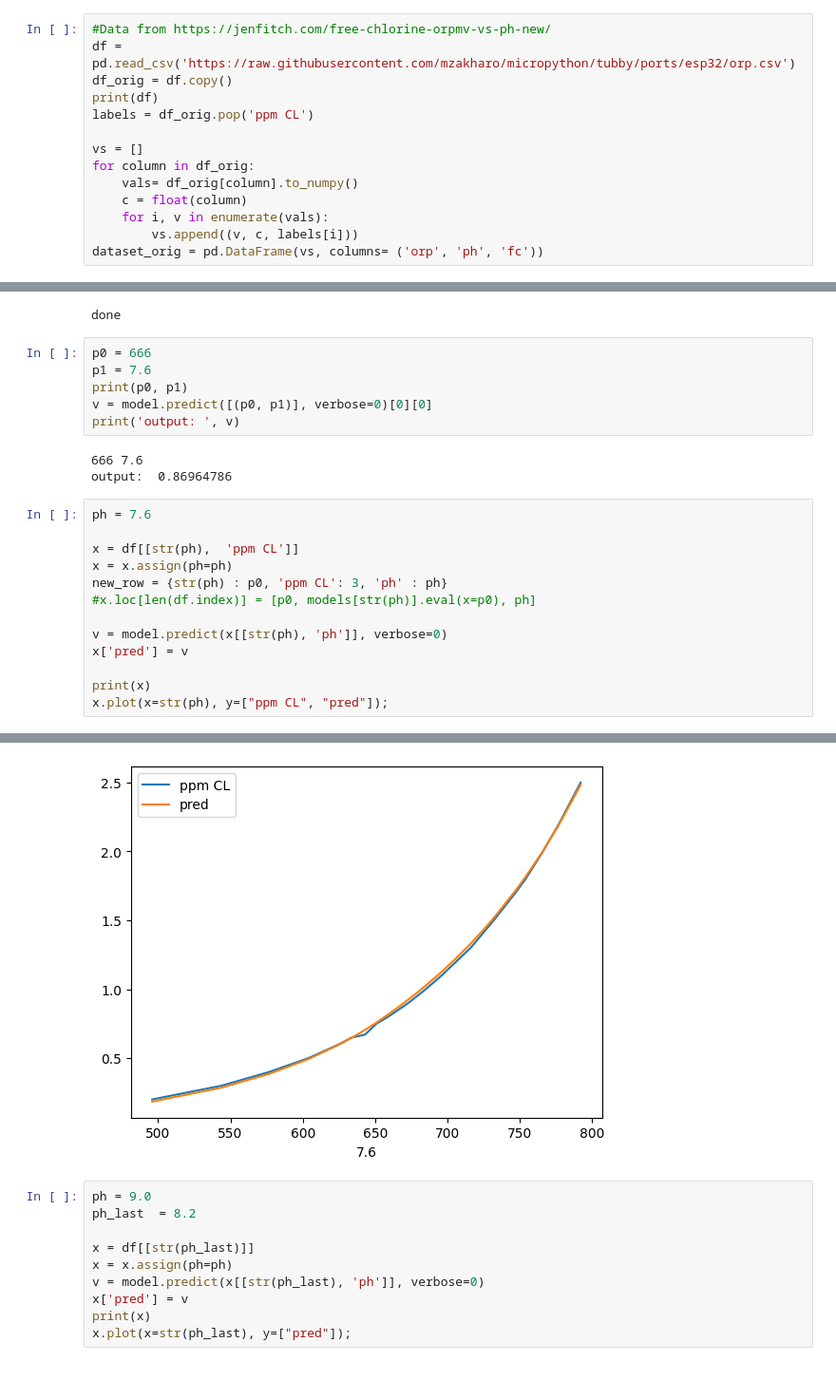
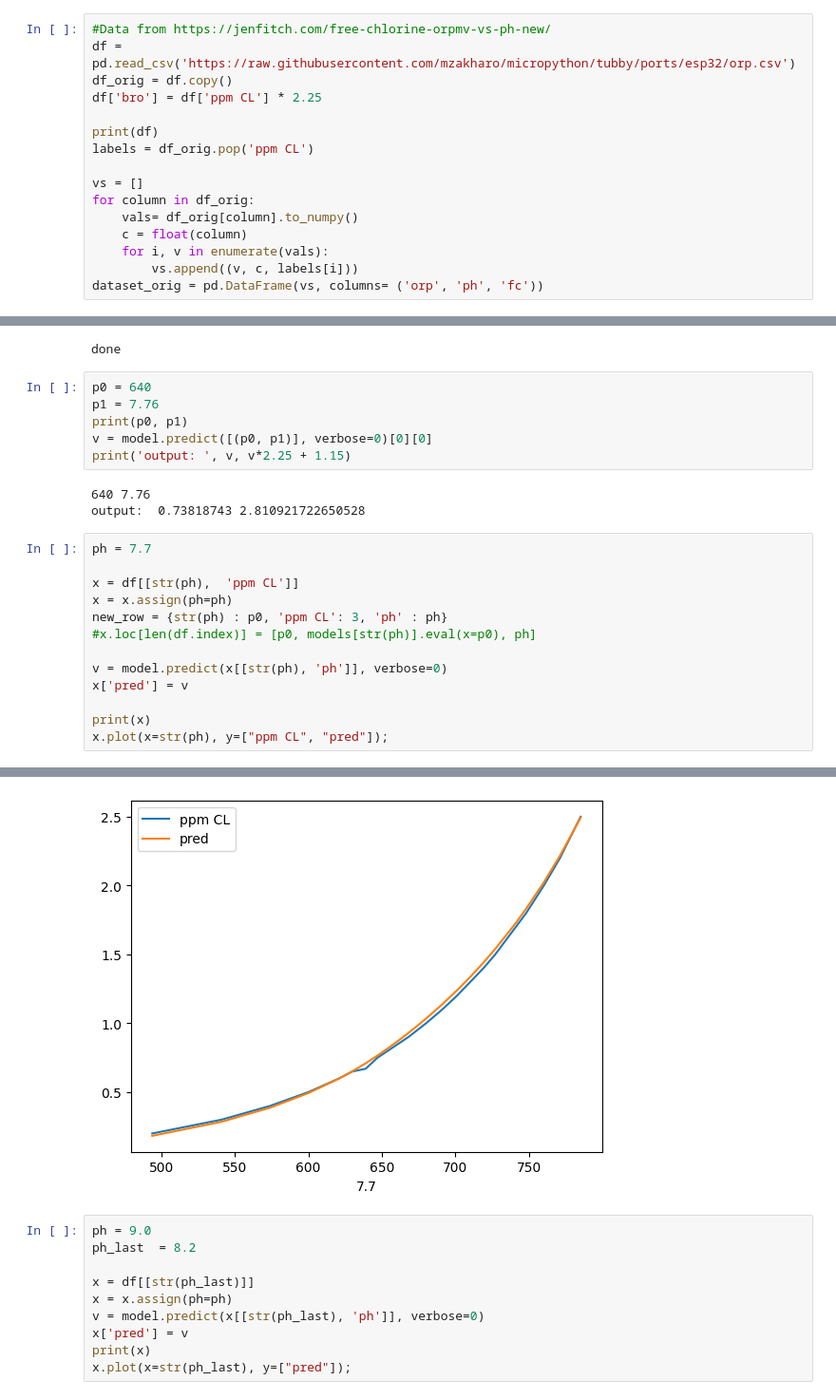
Before and after one commit to mzakharo/tubby, a Jupyter notebook: fc_model.ipynb, the cells around one changed output, grey strips where cells are left out. Shown at 95% size. Drawn from its saved outputs; the diff is of its cells as text.

```diff
--- a/fc_model.ipynb
+++ b/fc_model.ipynb
@@ -20,6 +20,8 @@ np.set_printoptions(precision=3, suppress=True)
 #Data from https://jenfitch.com/free-chlorine-orpmv-vs-ph-new/
 df = pd.read_csv('https://raw.githubusercontent.com/mzakharo/micropython/tubby/ports/esp32/orp.csv')
 df_orig = df.copy()
+df['bro'] = df['ppm CL'] * 2.25
+
 print(df)
 labels = df_orig.pop('ppm CL')
 
@@ -184,16 +186,16 @@ INFO:tensorflow:Assets written to: C:\Users\user\AppData\Local\Temp\tmpfjzgrhqo\
 INFO:tensorflow:Assets written to: C:\Users\user\AppData\Local\Temp\tmpfjzgrhqo\assets
 done
 # %%
-p0 = 666
-p1 = 7.6
+p0 = 640
+p1 = 7.76
 print(p0, p1)
 v = model.predict([(p0, p1)], verbose=0)[0][0]
-print('output: ', v)
+print('output: ', v, v*2.25 + 1.15)
 # %% [output]
-666 7.6
-output:  0.86964786
+640 7.76
+output:  0.73818743 2.810921722650528
 # %%
-ph = 7.6
+ph = 7.7
 
 x = df[[str(ph),  'ppm CL']]
 x = x.assign(ph=ph)
@@ -226,4 +228,4 @@ x.plot(x=str(ph), y=["ppm CL", "pred"]);
-[figure, old version]
+[figure, new version]
 # %%
 ph = 9.0
 ph_last  = 8.2
```
Also changed, not shown: parts of 2 cells of this notebook.
